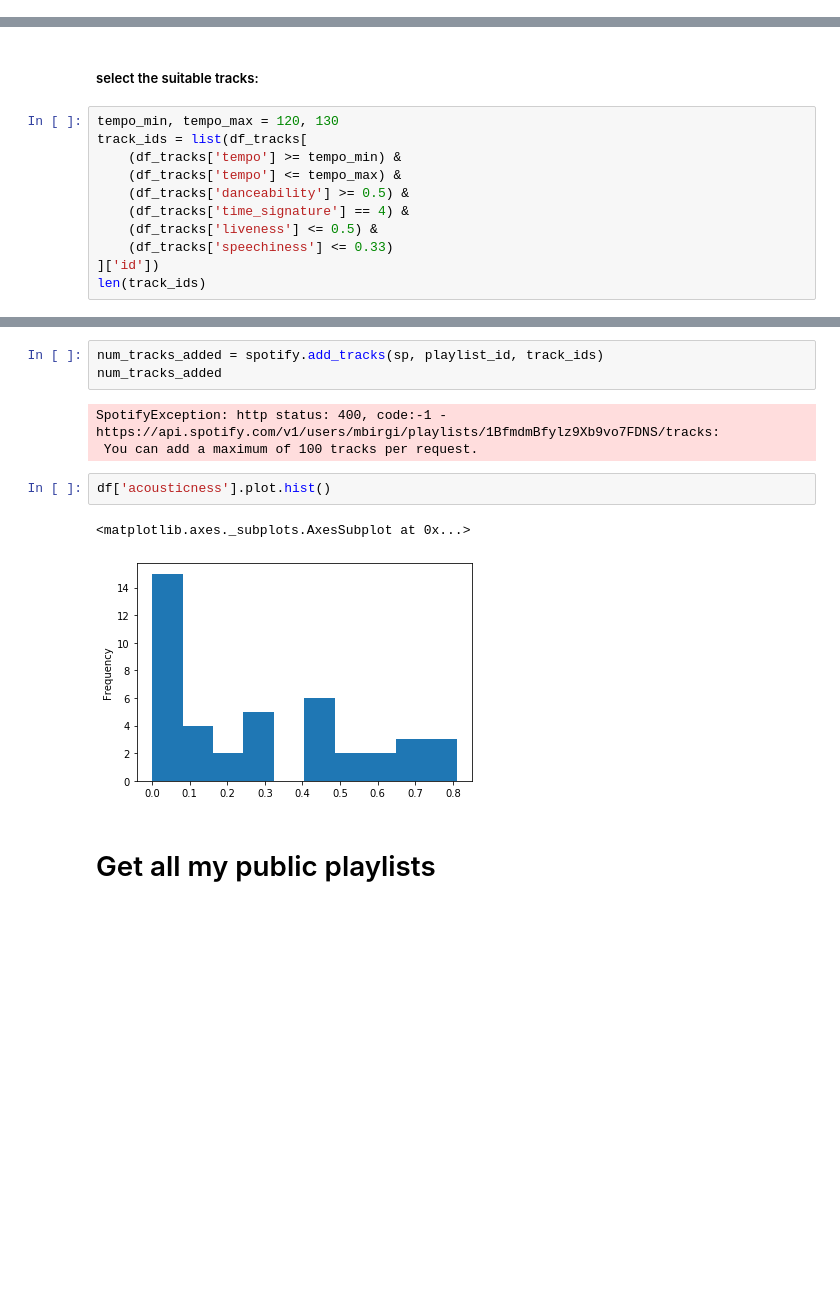
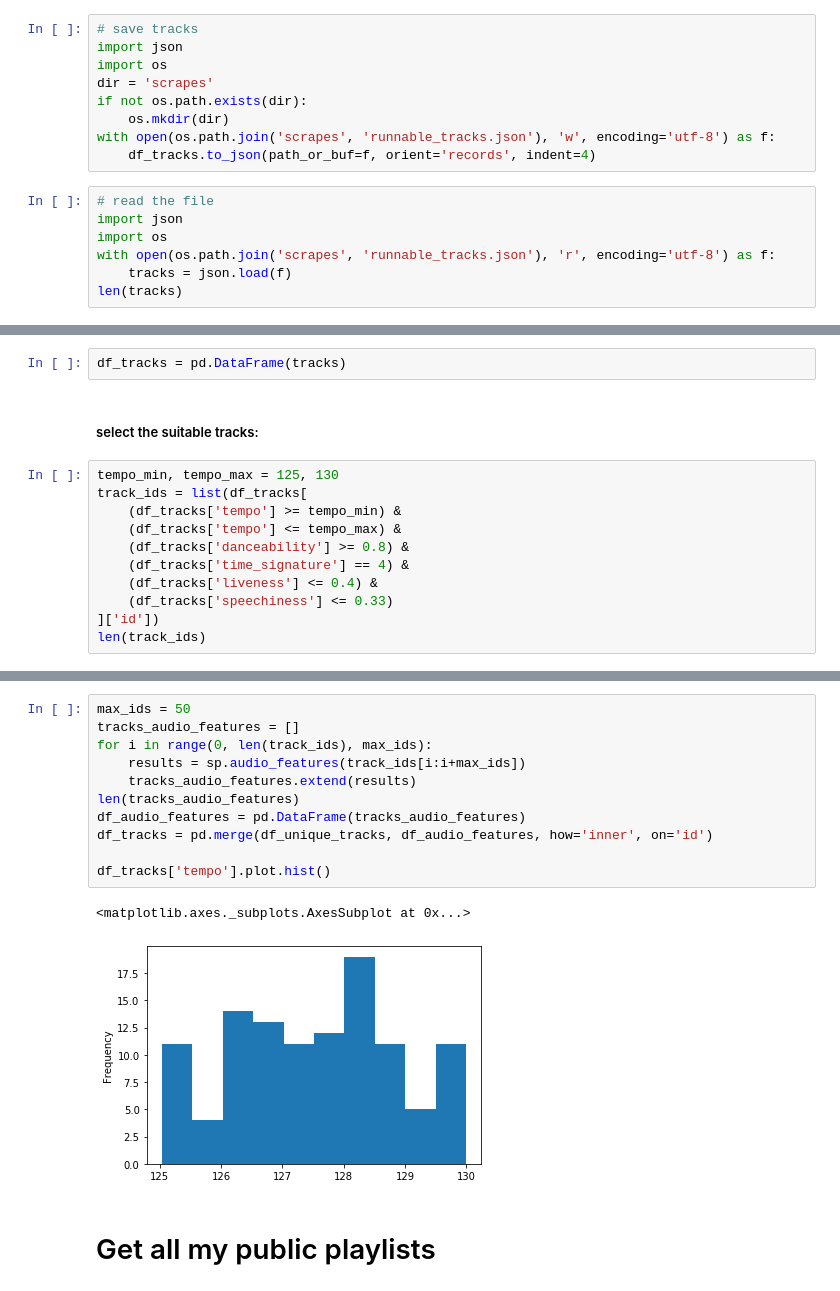
Before and after one commit to mbirgi/spotify-tools, a Jupyter notebook: BPM Playlist Combiner.ipynb, the cells around one changed output, grey strips where cells are left out. Drawn from its saved outputs; the diff is of its cells as text; blank space fills up the shorter version.

```diff
--- a/BPM Playlist Combiner.ipynb
+++ b/BPM Playlist Combiner.ipynb
@@ -186,0 +197,16 @@ df_tracks.drop(columns=['type', 'uri', 'track_href'])
+# %%
+# save tracks
+import json
+import os
+dir = 'scrapes'
+if not os.path.exists(dir):
+    os.mkdir(dir)
+with open(os.path.join('scrapes', 'runnable_tracks.json'), 'w', encoding='utf-8') as f:
+    df_tracks.to_json(path_or_buf=f, orient='records', indent=4)
+# %%
+# read the file
+import json
+import os
+with open(os.path.join('scrapes', 'runnable_tracks.json'), 'r', encoding='utf-8') as f:
+    tracks = json.load(f)
+len(tracks)
@@ -187,13 +215,15 @@ df_tracks.drop(columns=['type', 'uri', 'track_href'])
+# %%
+df_tracks = pd.DataFrame(tracks)
 # %% [markdown]
 ##### select the suitable tracks:
 # %%
-tempo_min, tempo_max = 120, 130
+tempo_min, tempo_max = 125, 130
 track_ids = list(df_tracks[
     (df_tracks['tempo'] >= tempo_min) &
     (df_tracks['tempo'] <= tempo_max) &
-    (df_tracks['danceability'] >= 0.5) &
+    (df_tracks['danceability'] >= 0.8) &
     (df_tracks['time_signature'] == 4) &
-    (df_tracks['liveness'] <= 0.5) &
+    (df_tracks['liveness'] <= 0.4) &
     (df_tracks['speechiness'] <= 0.33)
 ]['id'])
 len(track_ids)
@@ -237,14 +267,17 @@ len(new_track_ids)
-# %%
-num_tracks_added = spotify.add_tracks(sp, playlist_id, track_ids)
-num_tracks_added
-# %% [output]
-SpotifyException: http status: 400, code:-1 - https://api.spotify.com/v1/users/mbirgi/playlists/1BfmdmBfylz9Xb9vo7FDNS/tracks:
- You can add a maximum of 100 tracks per request.
-# %%
-df['acousticness'].plot.hist()
-# %% [output]
-<matplotlib.axes._subplots.AxesSubplot at 0x...>
-[figure, removed]
+# %%
+max_ids = 50
+tracks_audio_features = []
+for i in range(0, len(track_ids), max_ids):
+    results = sp.audio_features(track_ids[i:i+max_ids])
+    tracks_audio_features.extend(results)
+len(tracks_audio_features)
+df_audio_features = pd.DataFrame(tracks_audio_features)
+df_tracks = pd.merge(df_unique_tracks, df_audio_features, how='inner', on='id')
+
+df_tracks['tempo'].plot.hist()
+# %% [output]
+<matplotlib.axes._subplots.AxesSubplot at 0x...>
+[figure, added]
 # %% [markdown]
 # Get all my public playlists
 # %%
```
Also changed, not shown: parts of 23 cells of this notebook, 1 other file.
